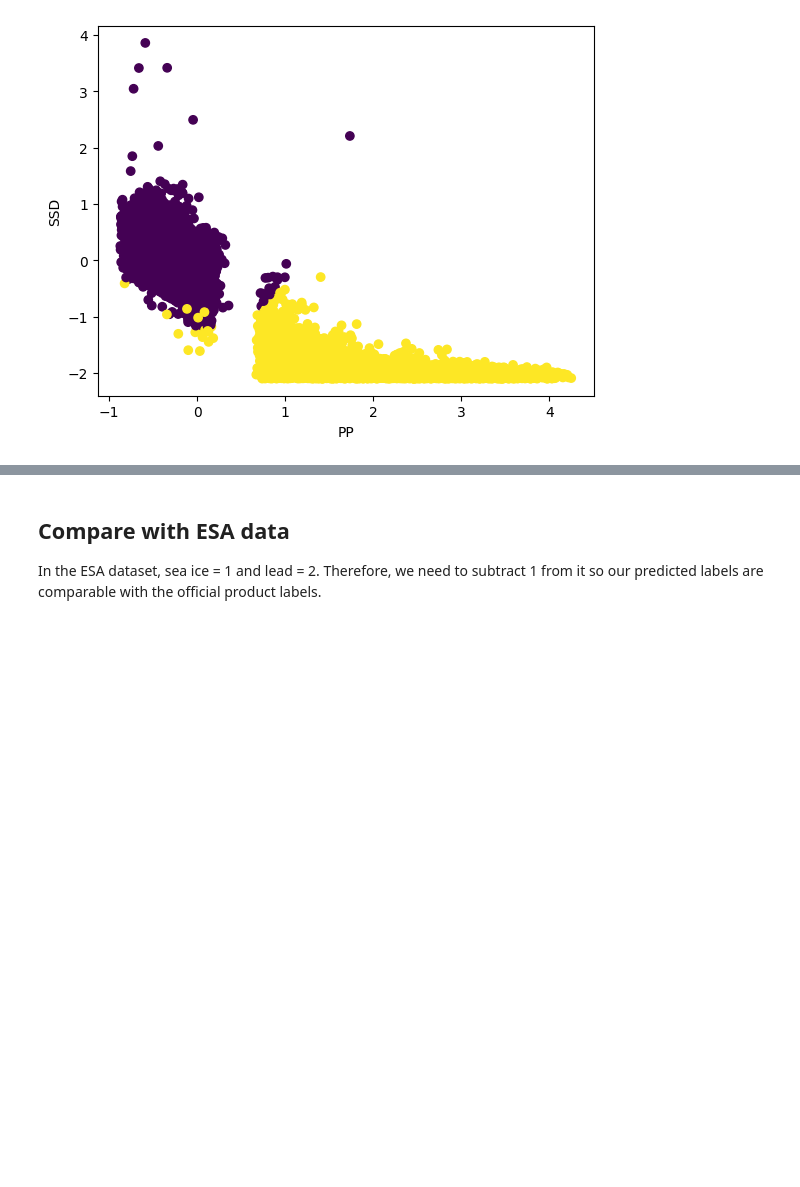
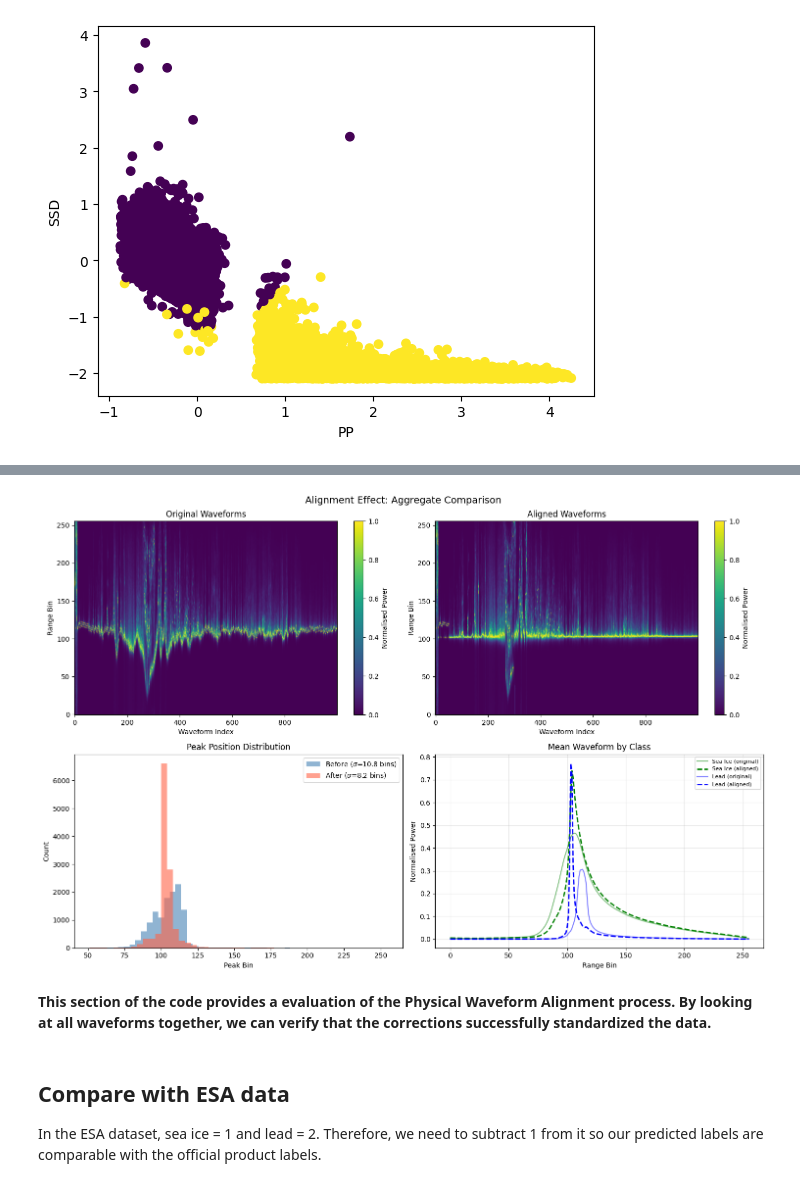
Before and after one commit to geoshit888/Assessment-4, a Jupyter notebook: Week4_Unit_2_Unsupervised_Learning_Methods.ipynb, the cells around one changed output, grey strips where cells are left out. Saved outputs shown, nothing was run; the diff lists cells and outputs as text; code cells hidden in the pictures; blank space fills up the shorter version.

```diff
--- a/Week4_Unit_2_Unsupervised_Learning_Methods.ipynb
+++ b/Week4_Unit_2_Unsupervised_Learning_Methods.ipynb
@@ -621,3 +814,64 @@ Text(0.5, 1.0, 'Plot of 10 equally spaced functions where clusters_gmm = 0 (alig
+# %%
+# ============================================================
+# Aggregate alignment comparison
+# ============================================================
+
+fig, axes = plt.subplots(2, 2, figsize=(15, 10))
+n_img = min(1000, len(waves_norm))
+
+# --- Top left: original waveform image ---
+ax = axes[0, 0]
+im = ax.imshow(waves_norm[:n_img].T, origin='lower', aspect='auto',
+               cmap='viridis', vmin=0, vmax=1)
+ax.set_title('Original Waveforms')
+ax.set_xlabel('Waveform Index')
+ax.set_ylabel('Range Bin')
+plt.colorbar(im, ax=ax, label='Normalised Power')
+
+# --- Top right: aligned waveform image ---
+ax = axes[0, 1]
+im = ax.imshow(waves_aligned[:n_img].T, origin='lower', aspect='auto',
+               cmap='viridis', vmin=0, vmax=1)
+ax.set_title('Aligned Waveforms')
+ax.set_xlabel('Waveform Index')
+ax.set_ylabel('Range Bin')
+plt.colorbar(im, ax=ax, label='Normalised Power')
+
+# --- Bottom left: peak position histograms ---
+ax = axes[1, 0]
+ax.hist(peaks_before, bins=50, alpha=0.6, color='steelblue',
+        label=f'Before ($\sigma$={np.std(peaks_before):.1f} bins)')
+ax.hist(peaks_after,  bins=50, alpha=0.6, color='tomato',
+        label=f'After ($\sigma$={np.std(peaks_after):.1f} bins)')
+ax.set_xlabel('Peak Bin')
+ax.set_ylabel('Count')
+ax.set_title('Peak Position Distribution')
+ax.legend()
+
+# --- Bottom right: mean waveform by class, before vs after ---
+ax = axes[1, 1]
+xr = np.arange(n_bins)
+for cls, name, color in [(0, 'Sea Ice', 'green'), (1, 'Lead', 'blue')]:
+    cls_mask = clusters_gmm == cls
+    if np.sum(cls_mask) < 5:
+        continue
+    ax.plot(xr, np.nanmean(waves_norm[cls_mask], axis=0),
+            color=color, linestyle='-', alpha=0.5, label=f'{name} (original)')
+    ax.plot(xr, np.nanmean(waves_aligned[cls_mask], axis=0),
+            color=color, linestyle='--', linewidth=2, label=f'{name} (aligned)')
+ax.set_xlabel('Range Bin')
+ax.set_ylabel('Normalised Power')
+ax.set_title('Mean Waveform by Class')
+ax.legend(fontsize=8)
+ax.grid(True, alpha=0.3)
+
+plt.suptitle('Alignment Effect: Aggregate Comparison', fontsize=14)
+plt.tight_layout()
+plt.show()
+# %% [output]
+[figure, added]
+# %% [markdown]
+**This section of the code provides a evaluation of the Physical Waveform Alignment process. By looking at all waveforms together, we can verify that the corrections successfully standardized the data.**
 # %% [markdown]
 ## Compare with ESA data
 In the ESA dataset, sea ice = 1 and lead = 2. Therefore, we need to subtract 1 from it so our predicted labels are comparable with the official product labels.
```
Also changed, not shown: parts of 21 cells of this notebook.
